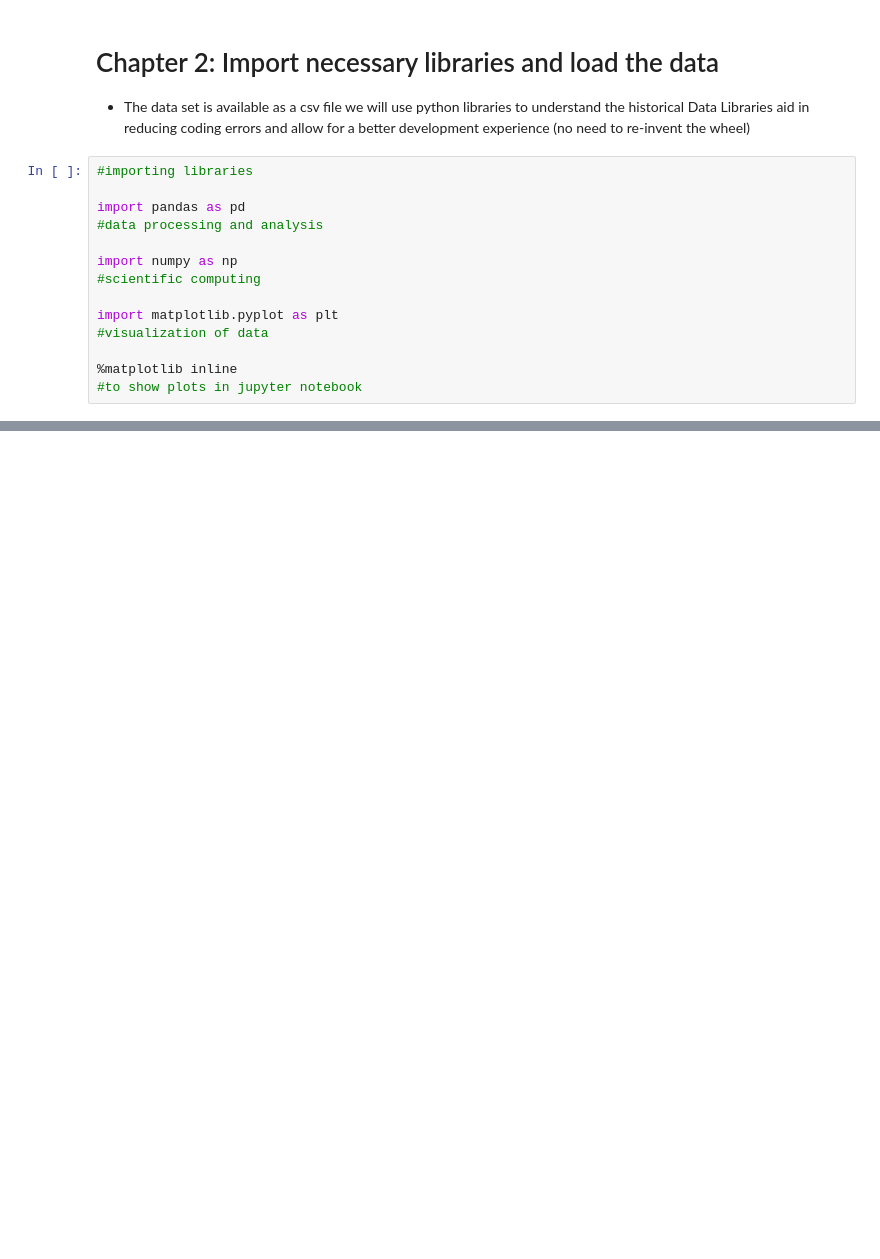
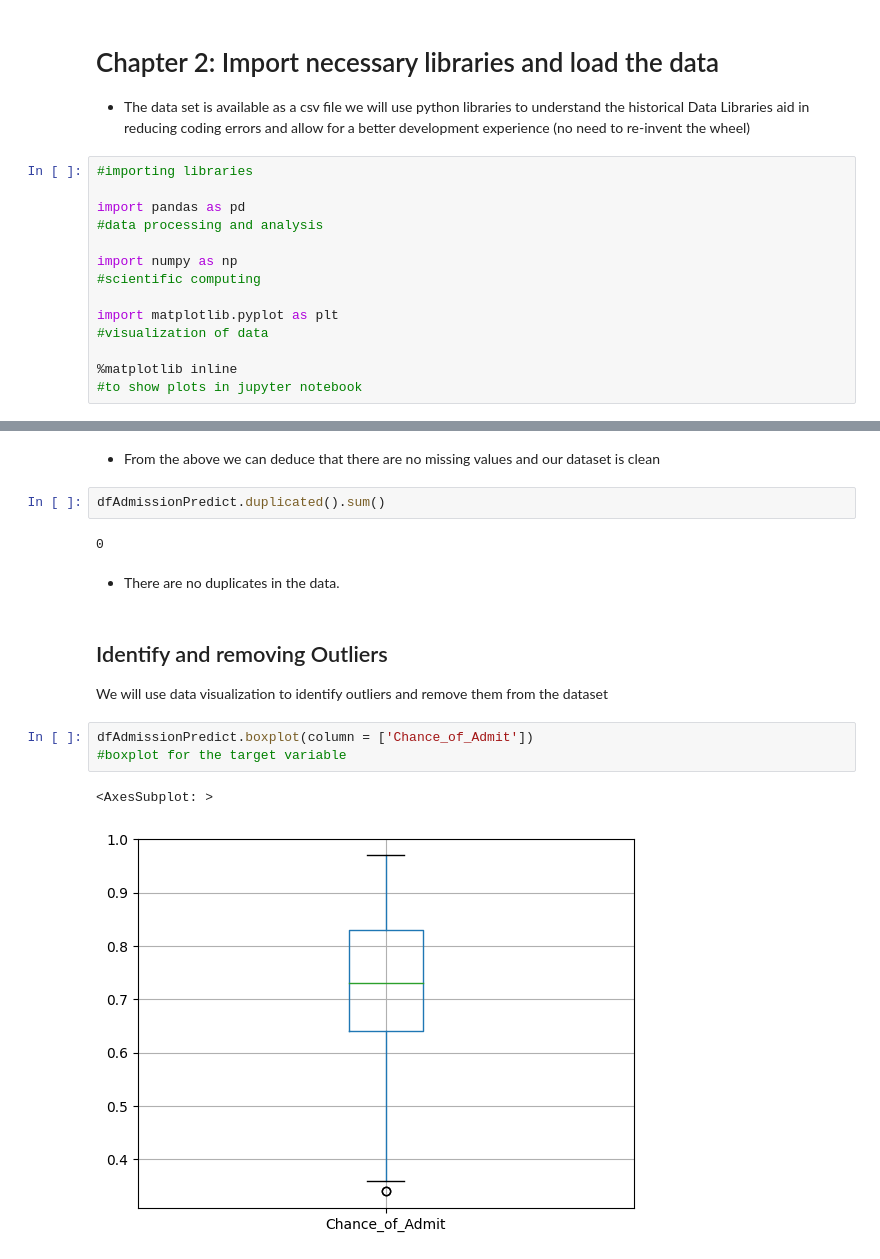
Before and after one commit to JudeTulel/GraduateAdmissionsPrediction, a Jupyter notebook: GraduateAdmissionsPrediction.ipynb, the cells around one changed output, grey strips where cells are left out. Saved outputs shown, nothing was run; the diff lists cells and outputs as text; blank space fills up the shorter version.

Commit message:
cheking for Outliers

```diff
--- a/GraduateAdmissionsPrediction.ipynb
+++ b/GraduateAdmissionsPrediction.ipynb
@@ -71,0 +134,18 @@ dfAdmissionPredict.head(10)
+# %% [markdown]
+- From the above we can deduce that there are no missing values and our dataset is clean
+# %%
+dfAdmissionPredict.duplicated().sum()
+# %% [output]
+0
+# %% [markdown]
+- There are no duplicates in the data.
+# %% [markdown]
+## Identify and removing Outliers
+
+We will use data visualization to identify outliers and remove them from the dataset
+# %%
+dfAdmissionPredict.boxplot(column = ['Chance_of_Admit'])
+#boxplot for the target variable
+# %% [output]
+<AxesSubplot: >
+[figure, added]
```
Also changed, not shown: parts of 16 cells of this notebook.
